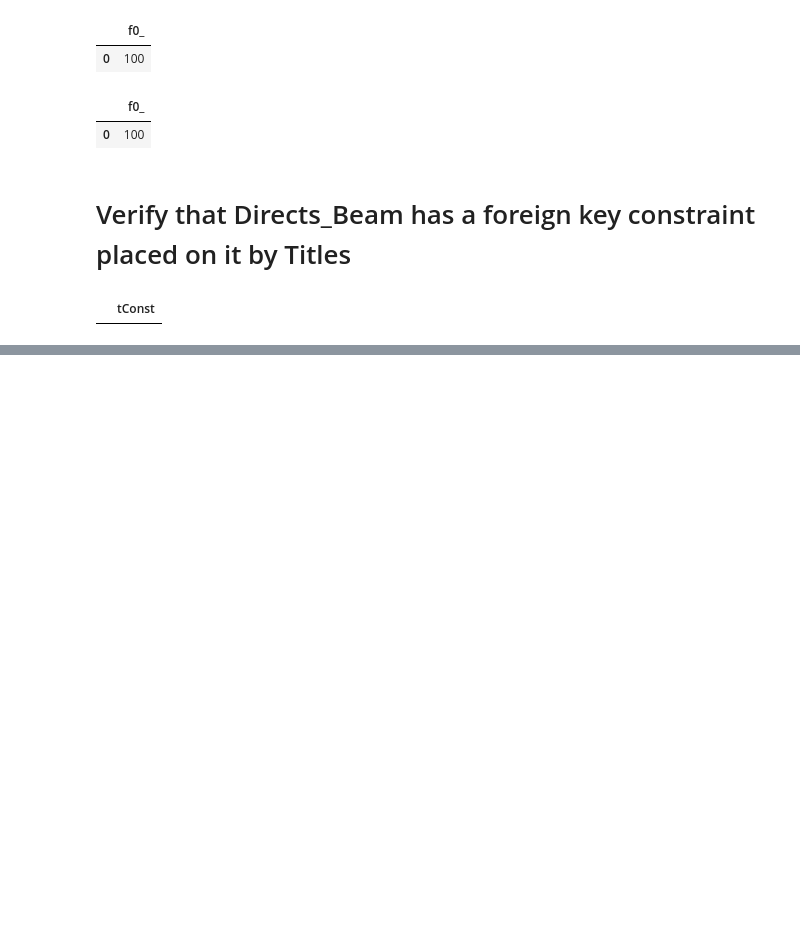
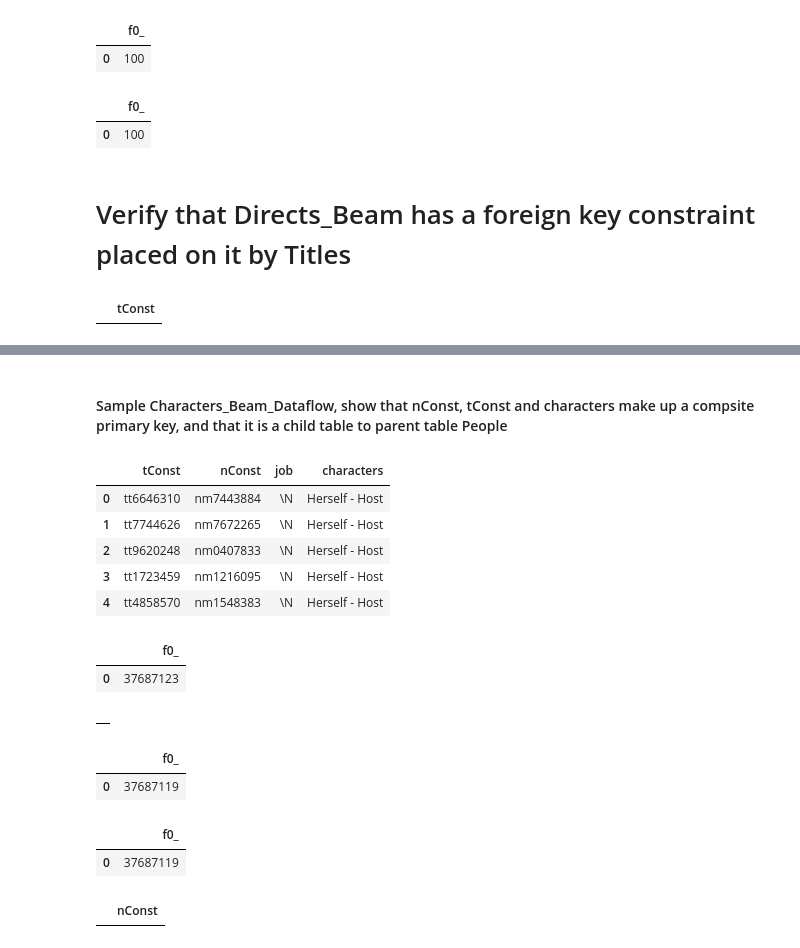
Before and after one commit to en-chang/imdb-data, a Jupyter notebook: imdb_modeled.ipynb, the cells around one changed output, grey strips where cells are left out. Cells and saved outputs as stored; diff of their text form; code cells hidden in the pictures; blank space fills up the shorter version.

```diff
--- a/imdb_modeled.ipynb
+++ b/imdb_modeled.ipynb
@@ -305,0 +599,45 @@ WHERE db.tConst NOT IN (SELECT t.tConst FROM imdb_modeled.Titles t)
+# %% [markdown]
+#### Sample Characters_Beam_Dataflow, show that nConst, tConst and characters make up a compsite primary key, and that it is a child table to parent table People
+# %%
+%%bigquery
+SELECT * FROM imdb_modeled.Characters_Beam_DF LIMIT 5
+# %% [output]
+|  | tConst | nConst | job | characters |
+| 0 | tt6646310 | nm7443884 | \N | Herself - Host |
+| 1 | tt7744626 | nm7672265 | \N | Herself - Host |
+| 2 | tt9620248 | nm0407833 | \N | Herself - Host |
+| 3 | tt1723459 | nm1216095 | \N | Herself - Host |
+| 4 | tt4858570 | nm1548383 | \N | Herself - Host |
+# %%
+%%bigquery
+SELECT COUNT (*) FROM imdb_modeled.Characters_Beam_DF
+# %% [output]
+|  | f0_ |
+| 0 | 37687123 |
+# %%
+%%bigquery
+CREATE TABLE imdb_modeled.characters as
+SELECT DISTINCT nConst, tConst, characters
+FROM imdb_modeled.Characters_Beam_DF
+# %% [output]
+|  |
+# %%
+%%bigquery
+SELECT COUNT (*) FROM imdb_modeled.characters
+# %% [output]
+|  | f0_ |
+| 0 | 37687119 |
+# %%
+%%bigquery
+# verify CHARACTERS_Beam_DF has a composite primary key of nConst and Characters
+SELECT COUNT (*) FROM (SELECT DISTINCT nConst, tConst, characters FROM imdb_modeled.Characters_Beam_DF)
+# %% [output]
+|  | f0_ |
+| 0 | 37687119 |
+# %%
+%%bigquery
+# verify that primaryProfession has a foreign key constraint on nConst field by People
+SELECT c.nConst FROM imdb_modeled.Characters_Beam_DF c
+WHERE c.nConst NOT IN (SELECT p.nConst FROM imdb_modeled.People p)
+# %% [output]
+|  | nConst |
```
Also changed, not shown: parts of 40 cells of this notebook, 1 other file.
